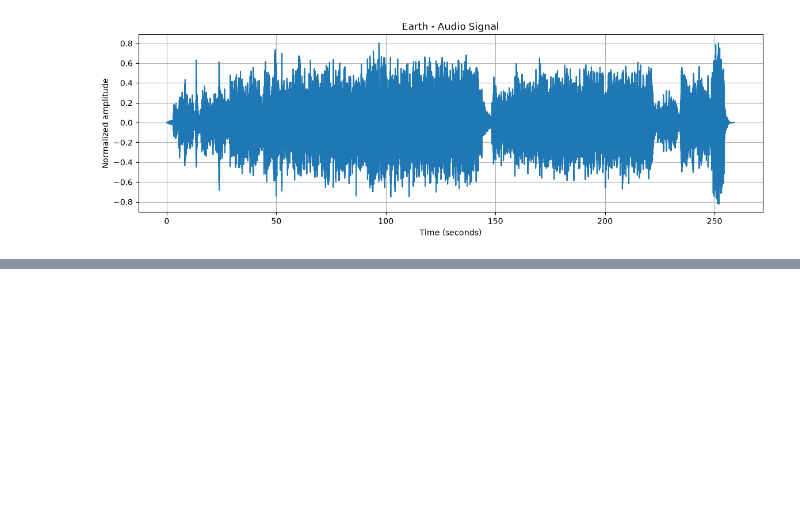
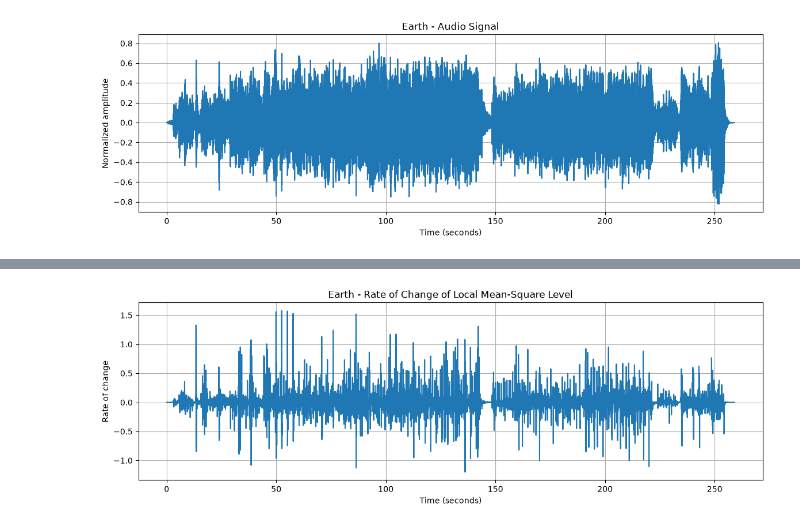
Before and after one commit to sradev81/Hidden-Pulse, a Jupyter notebook: hidden_pulse_analysis.ipynb, the cells around one changed output, grey strips where cells are left out. Drawn from its saved outputs; the diff is of its cells as text; code cells hidden in the pictures; blank space fills up the shorter version.

```diff
--- a/hidden_pulse_analysis.ipynb
+++ b/hidden_pulse_analysis.ipynb
@@ -135,0 +214,18 @@ plt.show()
+# %%
+# Numerical approximation of the first derivative
+energy_change = np.diff(local_energy) / window_seconds
+
+# Corresponding time values
+change_time = energy_time[1:]
+
+plt.figure(figsize=(14, 4))
+plt.plot(change_time, energy_change)
+
+plt.xlabel("Time (seconds)")
+plt.ylabel("Rate of change")
+plt.title("Earth - Rate of Change of Local Mean-Square Level")
+plt.grid()
+
+plt.show()
+# %% [output]
+[figure, added]
```
Also changed, not shown: parts of 5 cells of this notebook.
